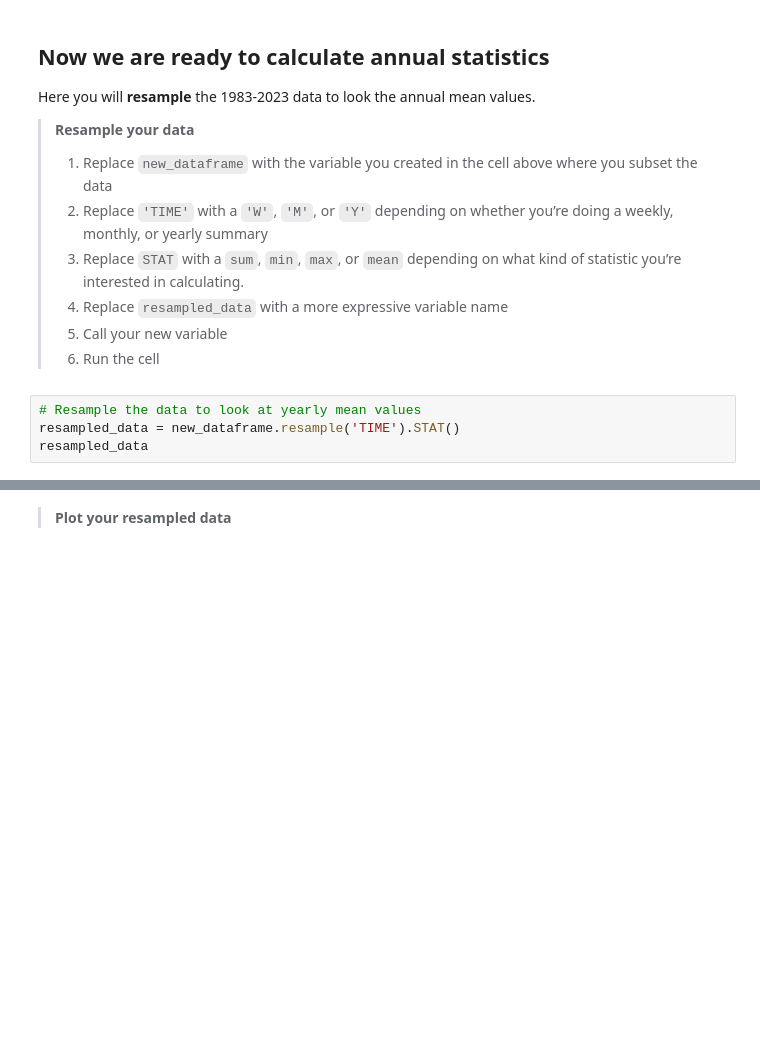
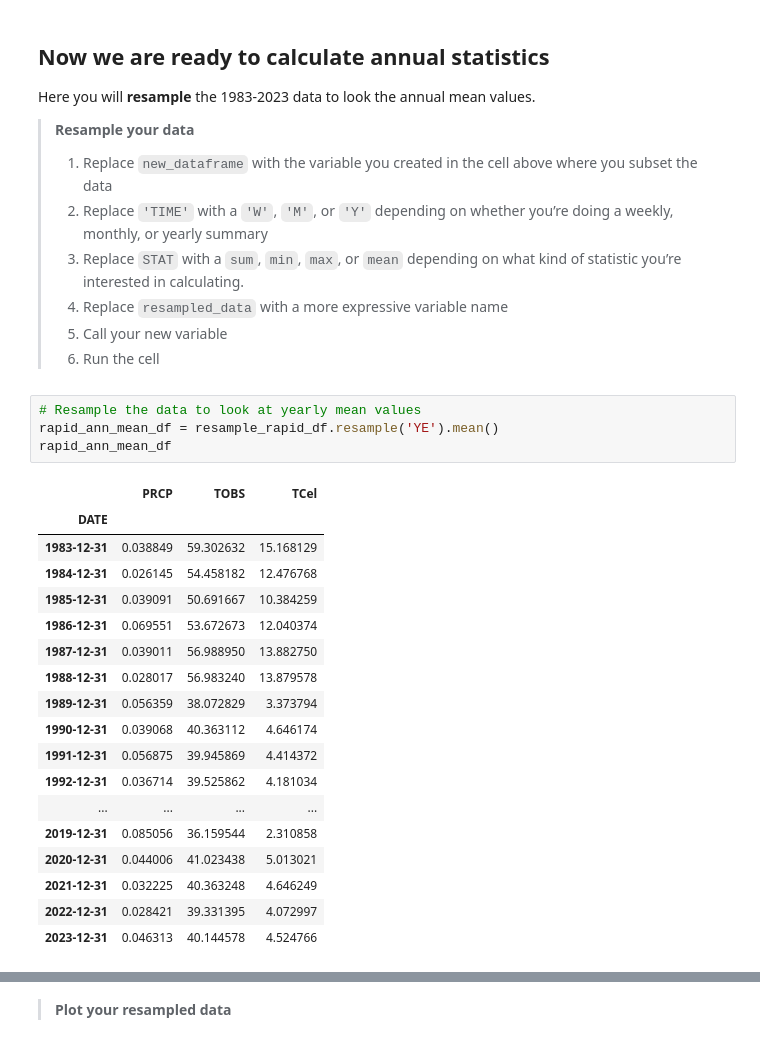
Before and after one commit to cu-esiil-edu/stars-01-get-started-tes-ani, a Jupyter notebook: getstarted_openscience.ipynb, the cells around one changed output, grey strips where cells are left out. Saved outputs shown, nothing was run; the diff lists cells and outputs as text; blank space fills up the shorter version.

```diff
--- a/getstarted_openscience.ipynb
+++ b/getstarted_openscience.ipynb
@@ -636,8 +660,27 @@ values.
 > 6.  Run the cell
 # %%
 # Resample the data to look at yearly mean values
-resampled_data = new_dataframe.resample('TIME').STAT()
-resampled_data
+rapid_ann_mean_df = resample_rapid_df.resample('YE').mean()
+rapid_ann_mean_df
+# %% [output]
+|  | PRCP | TOBS | TCel |
+| DATE |  |  |  |
+| 1983-12-31 | 0.038849 | 59.302632 | 15.168129 |
+| 1984-12-31 | 0.026145 | 54.458182 | 12.476768 |
+| 1985-12-31 | 0.039091 | 50.691667 | 10.384259 |
+| 1986-12-31 | 0.069551 | 53.672673 | 12.040374 |
+| 1987-12-31 | 0.039011 | 56.988950 | 13.882750 |
+| 1988-12-31 | 0.028017 | 56.983240 | 13.879578 |
+| 1989-12-31 | 0.056359 | 38.072829 | 3.373794 |
+| 1990-12-31 | 0.039068 | 40.363112 | 4.646174 |
+| 1991-12-31 | 0.056875 | 39.945869 | 4.414372 |
+| 1992-12-31 | 0.036714 | 39.525862 | 4.181034 |
+| ... | ... | ... | ... |
+| 2019-12-31 | 0.085056 | 36.159544 | 2.310858 |
+| 2020-12-31 | 0.044006 | 41.023438 | 5.013021 |
+| 2021-12-31 | 0.032225 | 40.363248 | 4.646249 |
+| 2022-12-31 | 0.028421 | 39.331395 | 4.072997 |
+| 2023-12-31 | 0.046313 | 40.144578 | 4.524766 |
 # %%
 # DO NOT MODIFY THIS TEST CELL
 df_resp = _
```
Also changed, not shown: parts of 9 cells of this notebook.
